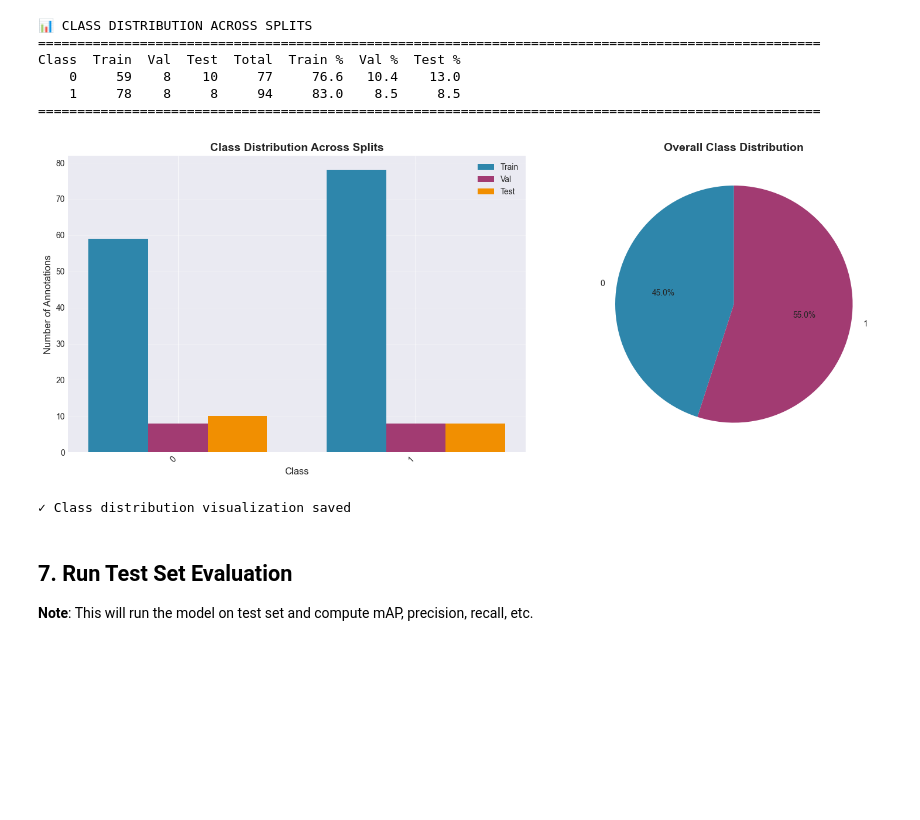
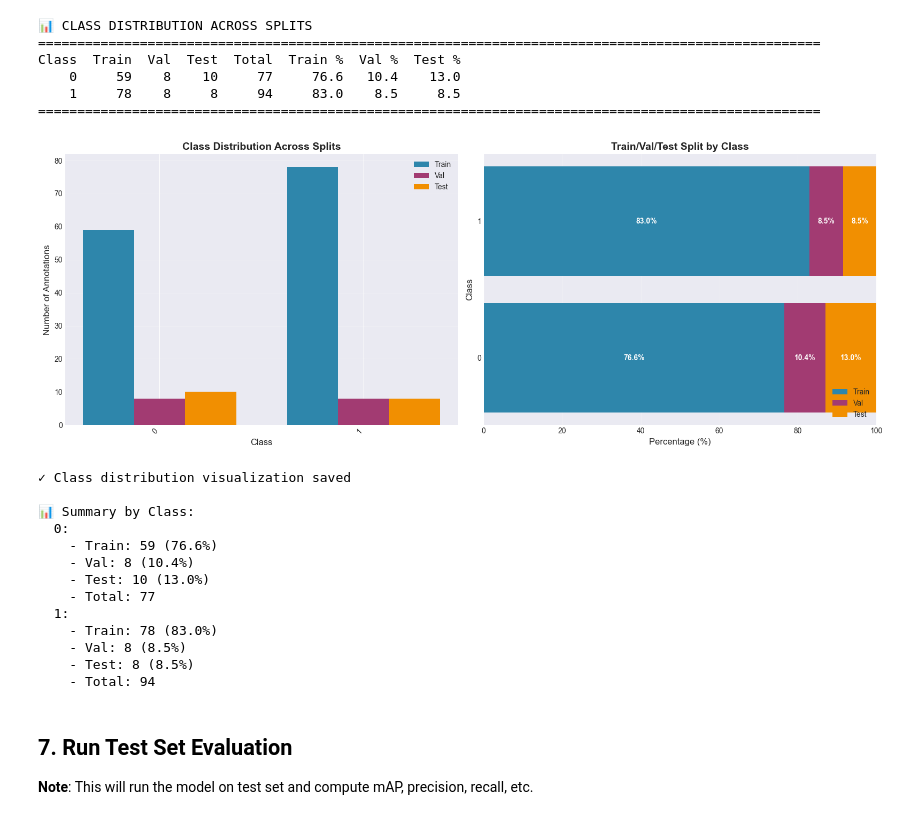
Before and after one commit to SaiRam-Peruri/breast-cancer-detection, a Jupyter notebook: results_analysis.ipynb, the cells around one changed output. Drawn from its saved outputs; the diff is of its cells as text; code cells hidden in the pictures; blank space fills up the shorter version.

```diff
--- a/results_analysis.ipynb
+++ b/results_analysis.ipynb
@@ -438,33 +435,74 @@ Class  Train  Val  Test  Total  Train %  Val %  Test %
 # %%
 # Visualize class distribution
 fig, axes = plt.subplots(1, 2, figsize=(16, 6))
 
-# Bar chart
+# Bar chart - Class distribution across splits
 x = np.arange(len(class_dist))
 width = 0.25
 
 axes[0].bar(x - width, class_dist['Train'], width, label='Train', color='#2E86AB')
 axes[0].bar(x, class_dist['Val'], width, label='Val', color='#A23B72')
 axes[0].bar(x + width, class_dist['Test'], width, label='Test', color='#F18F01')
 axes[0].set_xlabel('Class', fontsize=12)
 axes[0].set_ylabel('Number of Annotations', fontsize=12)
 axes[0].set_title('Class Distribution Across Splits', fontsize=14, fontweight='bold')
 axes[0].set_xticks(x)
 axes[0].set_xticklabels(class_dist['Class'], rotation=45, ha='right')
 axes[0].legend()
 axes[0].grid(True, alpha=0.3, axis='y')
 
-# Pie chart - Total distribution
-colors = ['#2E86AB', '#A23B72', '#F18F01', '#6A994E']
-axes[1].pie(class_dist['Total'], labels=class_dist['Class'], autopct='%1.1f%%',
-            colors=colors, startangle=90)
-axes[1].set_title('Overall Class Distribution', fontsize=14, fontweight='bold')
+# Stacked bar chart - Percentage distribution for each class
+train_pct = class_dist['Train %'].values
+val_pct = class_dist['Val %'].values
+test_pct = class_dist['Test %'].values
+
+axes[1].barh(class_dist['Class'], train_pct, color='#2E86AB', label='Train')
+axes[1].barh(class_dist['Class'], val_pct, left=train_pct, color='#A23B72', label='Val')
+axes[1].barh(class_dist['Class'], test_pct, left=train_pct+val_pct, color='#F18F01', label='Test')
+
+# Add percentage labels
+for i, class_name in enumerate(class_dist['Class']):
+    # Train label
+    axes[1].text(train_pct[i]/2, i, f'{train_pct[i]:.1f}%',
+                ha='center', va='center', color='white', fontweight='bold', fontsize=10)
+    # Val label
+    axes[1].text(train_pct[i] + val_pct[i]/2, i, f'{val_pct[i]:.1f}%',
+                ha='center', va='center', color='white', fontweight='bold', fontsize=10)
+    # Test label
+    axes[1].text(train_pct[i] + val_pct[i] + test_pct[i]/2, i, f'{test_pct[i]:.1f}%',
+                ha='center', va='center', color='white', fontweight='bold', fontsize=10)
+
+axes[1].set_xlabel('Percentage (%)', fontsize=12)
+axes[1].set_ylabel('Class', fontsize=12)
+axes[1].set_title('Train/Val/Test Split by Class', fontsize=14, fontweight='bold')
+axes[1].set_xlim([0, 100])
+axes[1].legend(loc='lower right')
+axes[1].grid(True, alpha=0.3, axis='x')
 
 plt.tight_layout()
 plt.savefig('output/class_distribution.png', dpi=300, bbox_inches='tight')
 plt.show()
 
 print("✓ Class distribution visualization saved")
+print(f"\n📊 Summary by Class:")
+for idx, row in class_dist.iterrows():
+    print(f"  {row['Class']}:")
+    print(f"    - Train: {row['Train']} ({row['Train %']:.1f}%)")
+    print(f"    - Val: {row['Val']} ({row['Val %']:.1f}%)")
+    print(f"    - Test: {row['Test']} ({row['Test %']:.1f}%)")
+    print(f"    - Total: {row['Total']}")
 # %% [output]
-[figure, old version]
+[figure, new version]
 ✓ Class distribution visualization saved
+
+📊 Summary by Class:
+  0:
+    - Train: 59 (76.6%)
+    - Val: 8 (10.4%)
+    - Test: 10 (13.0%)
+    - Total: 77
+  1:
+    - Train: 78 (83.0%)
+    - Val: 8 (8.5%)
+    - Test: 8 (8.5%)
+    - Total: 94
```
Also changed, not shown: parts of 6 cells of this notebook.
